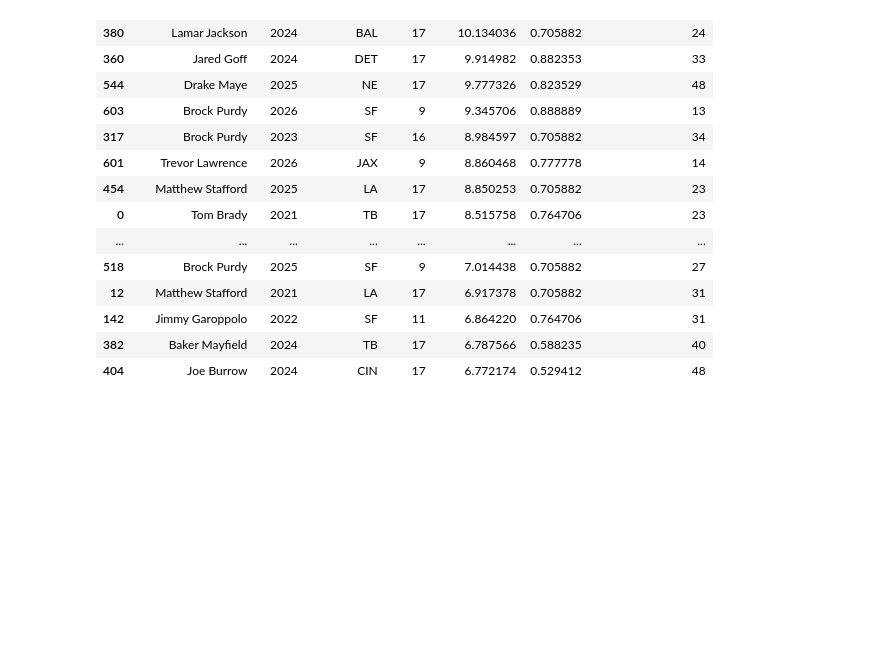
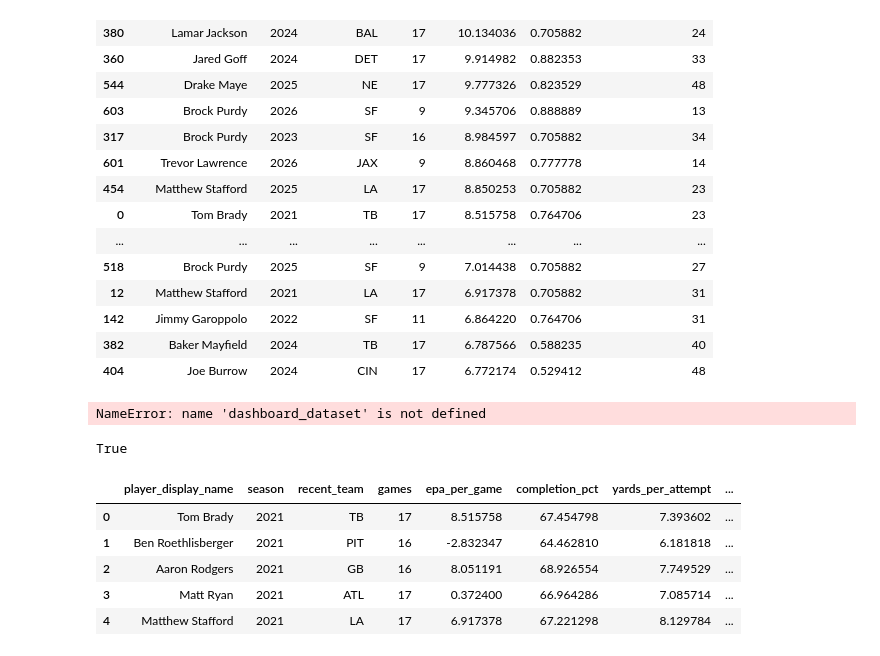
Before and after one commit to dhay2003/quarterback-impact-analysis, a Jupyter notebook: notebooks/qb_multi_season_analysis.ipynb, the cells around one changed output. Cells and saved outputs as stored; diff of their text form; code cells hidden in the pictures; blank space fills up the shorter version.

```diff
--- a/notebooks/qb_multi_season_analysis.ipynb
+++ b/notebooks/qb_multi_season_analysis.ipynb
@@ -1230,0 +1259,25 @@ top_epa_qbs.to_csv(
+# %%
+dashboard_dataset.csv
+# %% [output]
+NameError: name 'dashboard_dataset' is not defined
+# %%
+import os
+
+os.path.exists(
+    "../data/cleaned/dashboard_dataset.csv"
+)
+# %% [output]
+True
+# %%
+dashboard_test = pd.read_csv(
+    "../data/cleaned/dashboard_dataset.csv"
+)
+
+dashboard_test.head()
+# %% [output]
+|  | player_display_name | season | recent_team | games | epa_per_game | completion_pct | yards_per_attempt | ... |
+| 0 | Tom Brady | 2021 | TB | 17 | 8.515758 | 67.454798 | 7.393602 | ... |
+| 1 | Ben Roethlisberger | 2021 | PIT | 16 | -2.832347 | 64.462810 | 6.181818 | ... |
+| 2 | Aaron Rodgers | 2021 | GB | 16 | 8.051191 | 68.926554 | 7.749529 | ... |
+| 3 | Matt Ryan | 2021 | ATL | 17 | 0.372400 | 66.964286 | 7.085714 | ... |
+| 4 | Matthew Stafford | 2021 | LA | 17 | 6.917378 | 67.221298 | 8.129784 | ... |
```
Also changed, not shown: parts of 6 cells of this notebook, 2 other files.
